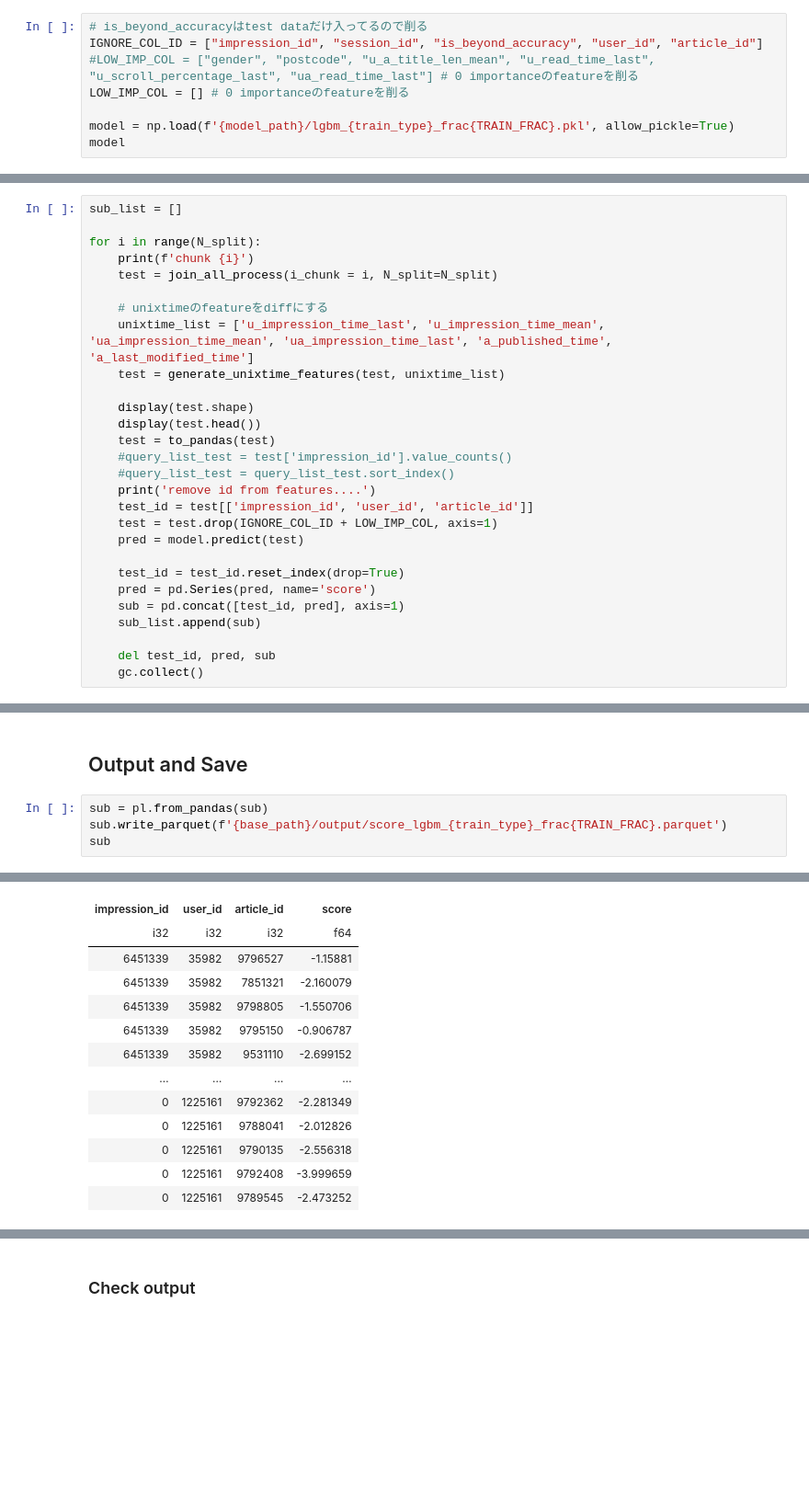
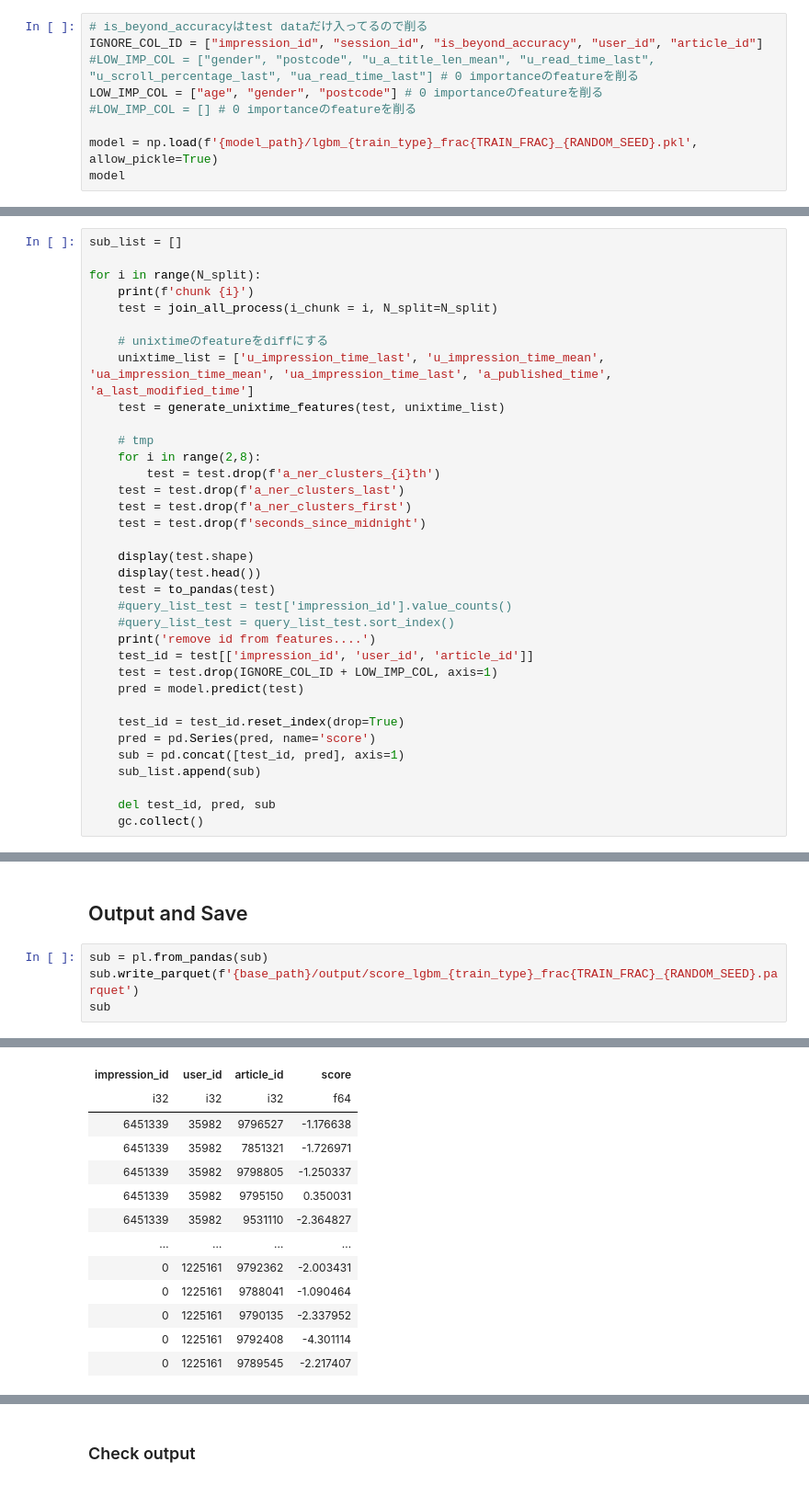
Before and after one commit to tetsuro731/RecSys-Challenge-2024-tetsuro731, a Jupyter notebook: notebook/Recsys2024_LGBM_test.ipynb, the cells around one changed output, grey strips where cells are left out. Shown at 92% size. Drawn from its saved outputs; the diff is of its cells as text; blank space fills up the shorter version.

```diff
--- a/notebook/Recsys2024_LGBM_test.ipynb
+++ b/notebook/Recsys2024_LGBM_test.ipynb
@@ -292,9 +331,10 @@ def join_all_process(i_chunk, N_split):
 # is_beyond_accuracyはtest dataだけ入ってるので削る
 IGNORE_COL_ID = ["impression_id", "session_id", "is_beyond_accuracy", "user_id", "article_id"]
 #LOW_IMP_COL = ["gender", "postcode", "u_a_title_len_mean", "u_read_time_last", "u_scroll_percentage_last", "ua_read_time_last"] # 0 importanceのfeatureを削る
-LOW_IMP_COL = [] # 0 importanceのfeatureを削る
+LOW_IMP_COL = ["age", "gender", "postcode"] # 0 importanceのfeatureを削る
+#LOW_IMP_COL = [] # 0 importanceのfeatureを削る
 
-model = np.load(f'{model_path}/lgbm_{train_type}_frac{TRAIN_FRAC}.pkl', allow_pickle=True)
+model = np.load(f'{model_path}/lgbm_{train_type}_frac{TRAIN_FRAC}_{RANDOM_SEED}.pkl', allow_pickle=True)
 model
 # %% [output]
 <lightgbm.basic.Booster at 0x...>
@@ -313,6 +353,13 @@ for i in range(N_split):
     # unixtimeのfeatureをdiffにする
     unixtime_list = ['u_impression_time_last', 'u_impression_time_mean', 'ua_impression_time_mean', 'ua_impression_time_last', 'a_published_time', 'a_last_modified_time']
     test = generate_unixtime_features(test, unixtime_list)
+
+    # tmp
+    for i in range(2,8):
+        test = test.drop(f'a_ner_clusters_{i}th')
+    test = test.drop(f'a_ner_clusters_last')
+    test = test.drop(f'a_ner_clusters_first')
+    test = test.drop(f'seconds_since_midnight')
 
     display(test.shape)
     display(test.head())
@@ -382,23 +431,23 @@ gc.collect()
 ## Output and Save
 # %%
 sub = pl.from_pandas(sub)
-sub.write_parquet(f'{base_path}/output/score_lgbm_{train_type}_frac{TRAIN_FRAC}.parquet')
+sub.write_parquet(f'{base_path}/output/score_lgbm_{train_type}_frac{TRAIN_FRAC}_{RANDOM_SEED}.parquet')
 sub
 # %% [output]
 shape: (205_925_868, 4)
 | impression_id | user_id | article_id | score |
 | i32 | i32 | i32 | f64 |
-| 6451339 | 35982 | 9796527 | -1.15881 |
-| 6451339 | 35982 | 7851321 | -2.160079 |
-| 6451339 | 35982 | 9798805 | -1.550706 |
-| 6451339 | 35982 | 9795150 | -0.906787 |
-| 6451339 | 35982 | 9531110 | -2.699152 |
+| 6451339 | 35982 | 9796527 | -1.176638 |
+| 6451339 | 35982 | 7851321 | -1.726971 |
+| 6451339 | 35982 | 9798805 | -1.250337 |
+| 6451339 | 35982 | 9795150 | 0.350031 |
+| 6451339 | 35982 | 9531110 | -2.364827 |
 | … | … | … | … |
-| 0 | 1225161 | 9792362 | -2.281349 |
-| 0 | 1225161 | 9788041 | -2.012826 |
-| 0 | 1225161 | 9790135 | -2.556318 |
-| 0 | 1225161 | 9792408 | -3.999659 |
-| 0 | 1225161 | 9789545 | -2.473252 |
+| 0 | 1225161 | 9792362 | -2.003431 |
+| 0 | 1225161 | 9788041 | -1.090464 |
+| 0 | 1225161 | 9790135 | -2.337952 |
+| 0 | 1225161 | 9792408 | -4.301114 |
+| 0 | 1225161 | 9789545 | -2.217407 |
 # %%
 sub_sorted = sub.sort("impression_id", "user_id", "score", descending=[False, False, True])
 sub_sorted = sub_sorted.with_columns(pl.col('score').rank(method="ordinal", descending=True).over(["impression_id", "user_id"]).alias('rank'))
```
Also changed, not shown: parts of 13 cells of this notebook, 5 other files.
